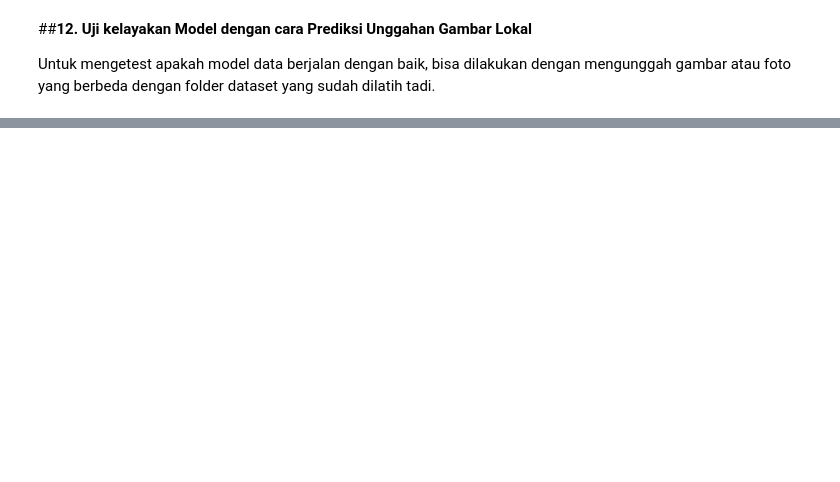
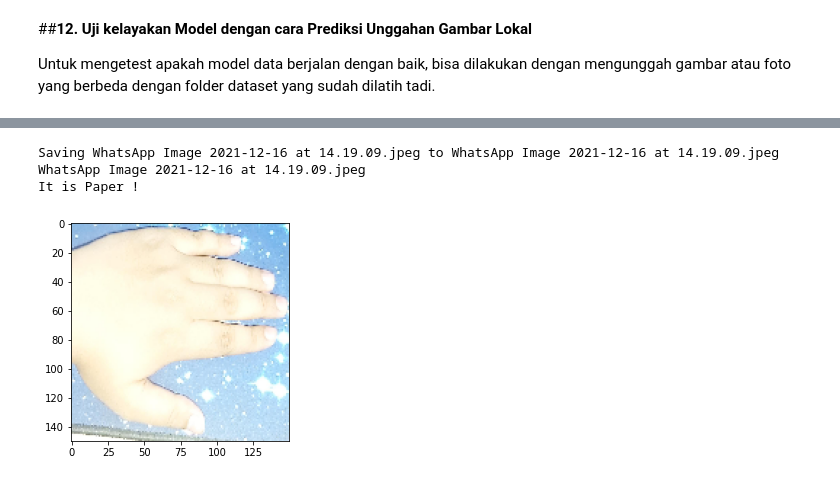
Before and after one commit to ardioputra/Submission-Belajar-Machine-Learning-untuk-Pemula-Dicoding, a Jupyter notebook: Dicoding_Klasifikasi_Gambar.ipynb, the cells around one changed output, grey strips where cells are left out. Saved outputs shown, nothing was run; the diff lists cells and outputs as text; code cells hidden in the pictures; blank space fills up the shorter version.

Commit message:
delete some unnecessary codes and upgrade it so it can predict more efficiently

```diff
--- a/Dicoding_Klasifikasi_Gambar.ipynb
+++ b/Dicoding_Klasifikasi_Gambar.ipynb
@@ -266,0 +263,20 @@ It is Rock !
+# %%
+localupload = files.upload()
+
+for filepred in localupload.keys():
+  imgpred = image.load_img(filepred, target_size=(150,150))
+  imgplt = plt.imshow(imgpred)
+  x = image.img_to_array(imgpred)
+  x = np.expand_dims(x,axis=0)
+
+  images = np.vstack([x])
+  classes = model.predict(images, batch_size=32)
+
+  print(filepred)
+  if classes[0,0]==1.0:
+    print('It is Paper !')
+  elif classes[0,1]==1.0:
+    print('It is Rock !')
+  else:
+    print('It is Scissors !')
+# %% [output]
@@ -266,0 +284,4 @@ It is Rock !
+Saving WhatsApp Image 2021-12-16 at 14.19.09.jpeg to WhatsApp Image 2021-12-16 at 14.19.09.jpeg
+WhatsApp Image 2021-12-16 at 14.19.09.jpeg
+It is Paper !
+[figure, added]
```
Also changed, not shown: parts of 11 cells of this notebook.
